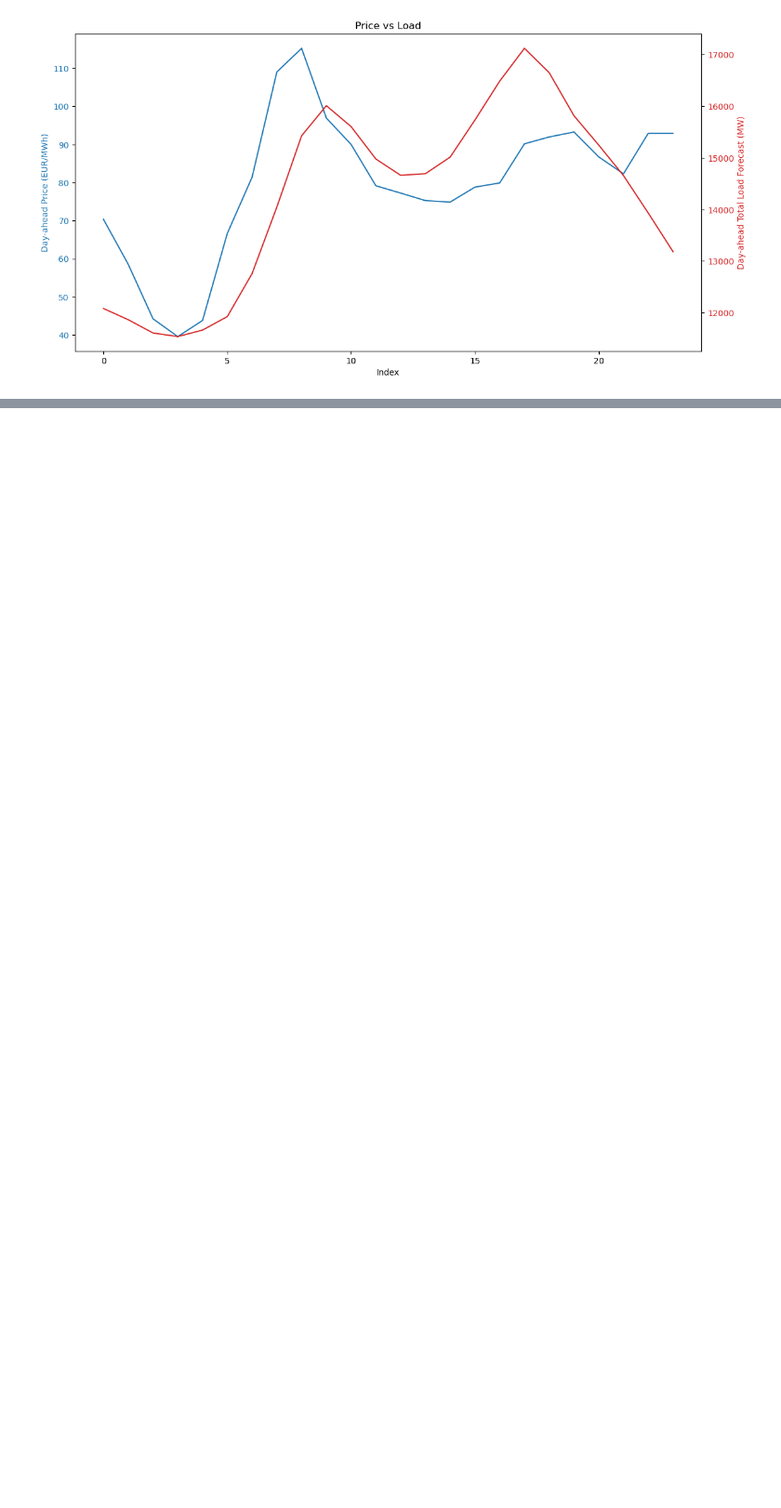
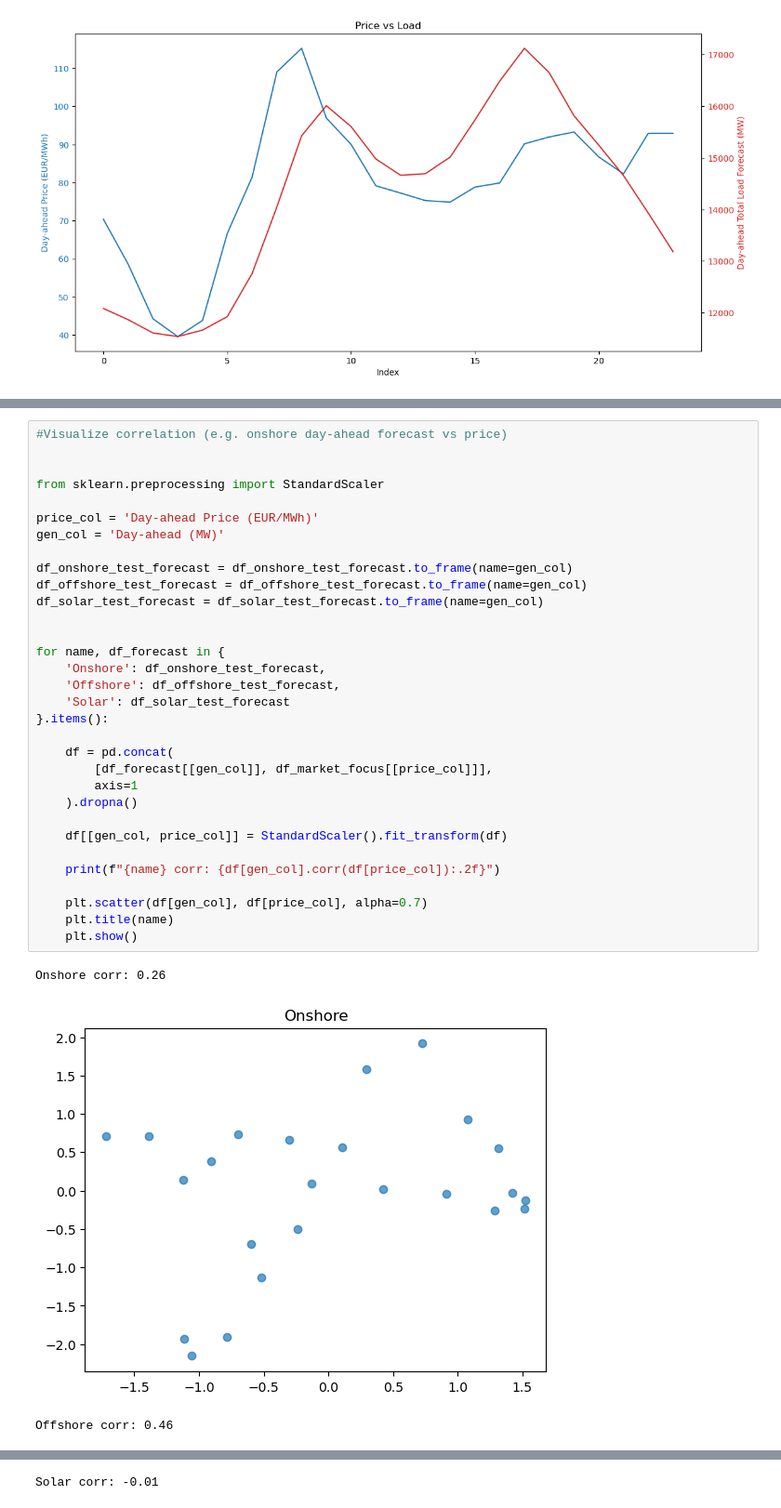
Before and after one commit to nickleu/EnergyMarket_NL, a Jupyter notebook: Notebooks/01_data_exploration.ipynb, the cells around one changed output, grey strips where cells are left out. Shown at 93% size. Saved outputs shown, nothing was run; the diff lists cells and outputs as text; blank space fills up the shorter version.

```diff
--- a/Notebooks/01_data_exploration.ipynb
+++ b/Notebooks/01_data_exploration.ipynb
@@ -174,0 +236,36 @@ plt.show()
+# %%
+#Visualize correlation (e.g. onshore day-ahead forecast vs price)
+
+
+from sklearn.preprocessing import StandardScaler
+
+price_col = 'Day-ahead Price (EUR/MWh)'
+gen_col = 'Day-ahead (MW)'
+
+df_onshore_test_forecast = df_onshore_test_forecast.to_frame(name=gen_col)
+df_offshore_test_forecast = df_offshore_test_forecast.to_frame(name=gen_col)
+df_solar_test_forecast = df_solar_test_forecast.to_frame(name=gen_col)
+
+
+for name, df_forecast in {
+    'Onshore': df_onshore_test_forecast,
+    'Offshore': df_offshore_test_forecast,
+    'Solar': df_solar_test_forecast
+}.items():
+
+    df = pd.concat(
+        [df_forecast[[gen_col]], df_market_focus[[price_col]]],
+        axis=1
+    ).dropna()
+
+    df[[gen_col, price_col]] = StandardScaler().fit_transform(df)
+
+    print(f"{name} corr: {df[gen_col].corr(df[price_col]):.2f}")
+
+    plt.scatter(df[gen_col], df[price_col], alpha=0.7)
+    plt.title(name)
+    plt.show()
+# %% [output]
+Onshore corr: 0.26
+[figure, added]
+Offshore corr: 0.46
@@ -174,0 +273 @@ plt.show()
+Solar corr: -0.01
```
Also changed, not shown: parts of 4 cells of this notebook.
